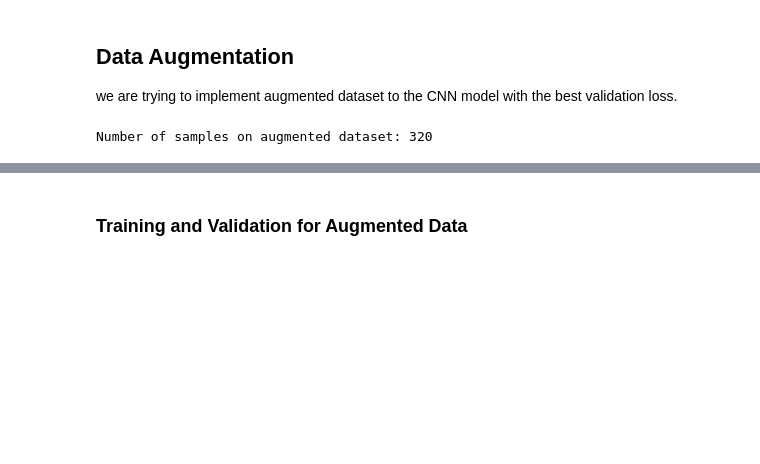
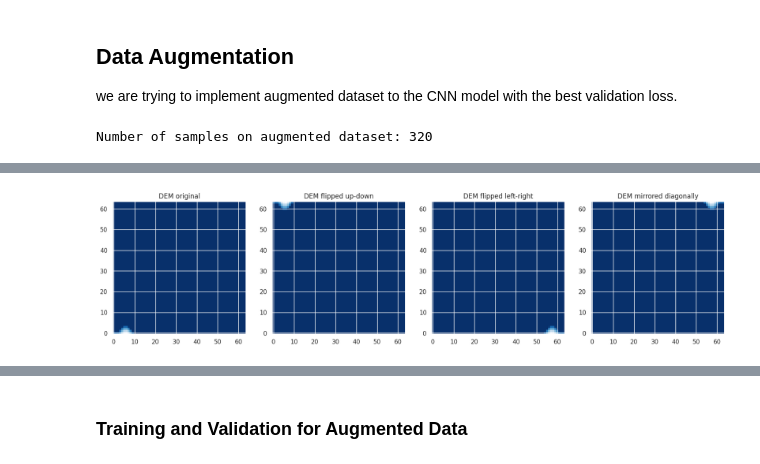
Before and after one commit to SjoCno/Flood-5, a Jupyter notebook: notebooks/Sensitivity_Analysis.ipynb, the cells around one changed output, grey strips where cells are left out. Cells and saved outputs as stored; diff of their text form; code cells hidden in the pictures; blank space fills up the shorter version.

```diff
--- a/notebooks/Sensitivity_Analysis.ipynb
+++ b/notebooks/Sensitivity_Analysis.ipynb
@@ -347,0 +405,17 @@ plt.show()
+# %%
+fig, axs = plt.subplots(1, 4, figsize=(20, 5))
+
+axs[0].imshow(aug_dataset[0]['WD'][1].reshape(number_grids,number_grids), cmap='Blues_r', origin='lower')
+axs[0].set_title('DEM original')
+
+axs[1].imshow(aug_dataset[80]['WD'][1].reshape(number_grids,number_grids), cmap='Blues_r', origin='lower')
+axs[1].set_title('DEM flipped up-down')
+
+axs[2].imshow(aug_dataset[81]['WD'][1].reshape(number_grids,number_grids), cmap='Blues_r', origin='lower')
+axs[2].set_title('DEM flipped left-right')
+
+axs[3].imshow(aug_dataset[82]['WD'][1].reshape(number_grids,number_grids), cmap='Blues_r', origin='lower')
+axs[3].set_title('DEM mirrored diagonally')
+plt.show()
+# %% [output]
+[figure, added]
```
Also changed, not shown: parts of 14 cells of this notebook, 2 other files.
